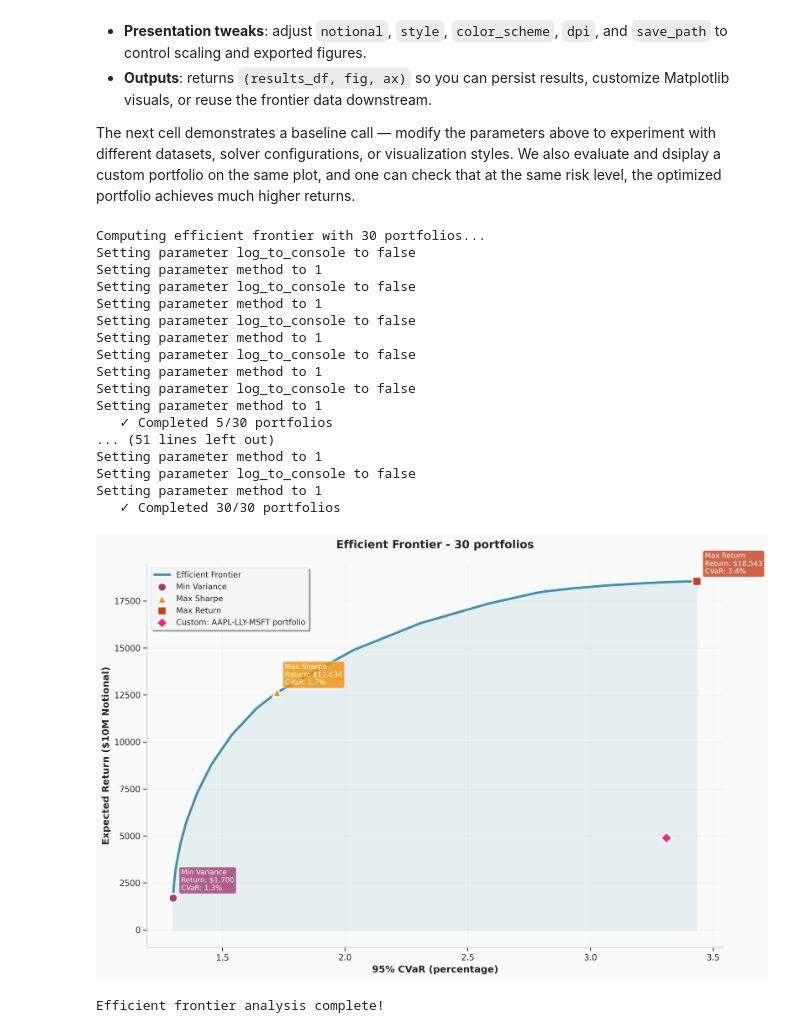
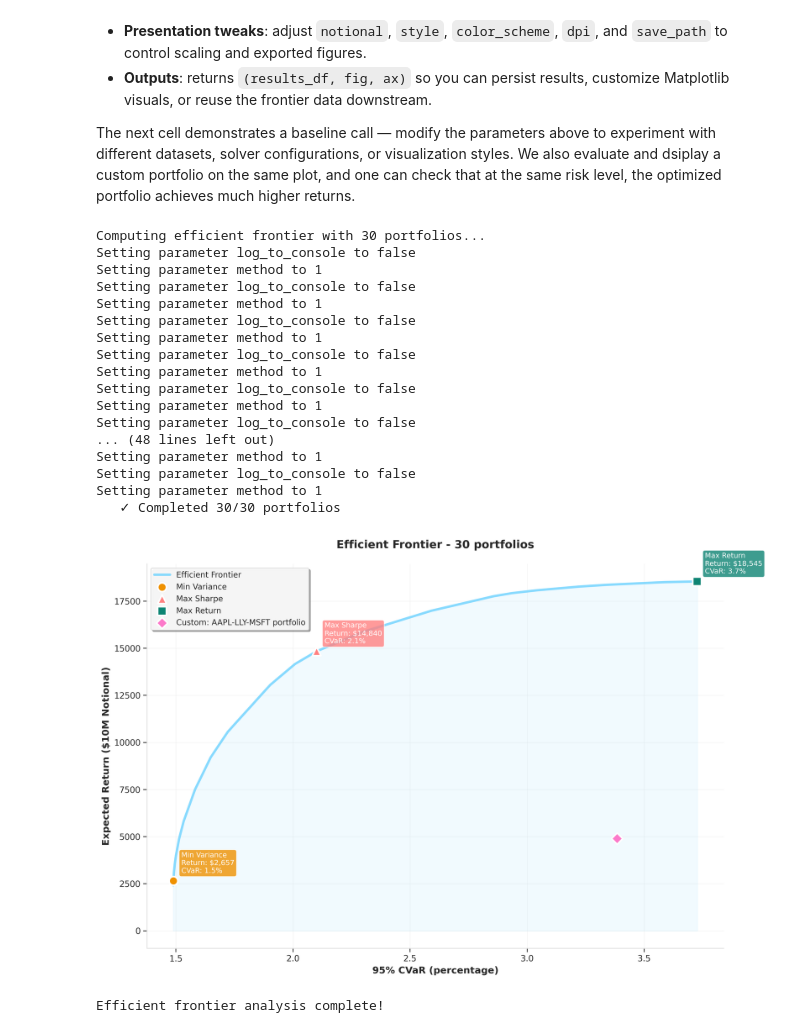
Before and after one commit to NVIDIA-AI-Blueprints/quantitative-portfolio-optimization, a Jupyter notebook: notebooks/efficient_frontier.ipynb, the cells around one changed output. Saved outputs shown, nothing was run; the diff lists cells and outputs as text; code cells hidden in the pictures.

```diff
--- a/notebooks/efficient_frontier.ipynb
+++ b/notebooks/efficient_frontier.ipynb
@@ -21,14 +21,11 @@ ef_cvar_params = CvarParameters(
     cvar_limit=None,                  # Maximum CVaR (unconstrained)
     risk_aversion=1,                  # Base risk aversion (varied to generate the efficient frontier)
     confidence=0.95,                  # CVaR confidence level
-    num_scen=10000,                   # Number of return scenarios
-    fit_type="kde"                    # Return distribution estimation method
 )
 # %%
 # User inputs for efficient frontier example
 ef_dataset_name = "sp500"
-ef_return_type = "LOG"
-ef_data_preprocessing_device = "GPU"
+
 
 # Get date range and file path
 ef_regime = "recent"
@@ -36,14 +33,20 @@ ef_range = ('2022-01-01', '2024-07-01')
 ef_regime_dict = {"name": ef_regime, "range": ef_range}
 ef_dataset_path = f"../data/stock_data/{ef_dataset_name}.csv"
 
+# define the settings for computing returns and scenario generation
+ef_returns_compute_settings = {'return_type': 'LOG', 'freq': 1}
+ef_scenario_generation_settings = {'num_scen': 10000, # Number of return scenarios to simulate
+                                'fit_type': 'kde',
+                                'kde_settings': {'bandwidth': 0.01,
+                                                 'kernel': 'gaussian',
+                                                 'device': 'GPU'
+                                                 },
+                                'verbose': False
+                                }
+
 # Compute returns for the efficient frontier
-ef_returns_dict = cvar_utils.calculate_returns(
-    ef_dataset_path,
-    ef_regime_dict,
-    ef_return_type,
-    ef_cvar_params,
-    device=ef_data_preprocessing_device
-)
+ef_returns_dict = utils.calculate_returns(ef_dataset_path, ef_regime_dict, ef_returns_compute_settings)
+ef_returns_dict = cvar_utils.generate_cvar_data(ef_returns_dict, ef_scenario_generation_settings)
 # %% [markdown]
 # Using `create_efficient_frontier`
 
@@ -79,7 +81,6 @@ ef_risk_aversion_steps = 30           # Number of risk aversion levels for a smo
 # Prepare output directory
 os.makedirs(ef_output_folder, exist_ok=True)
 # %%
-# Simple usage
 from cufolio.cvar_utils import create_efficient_frontier
 
 # Define solver settings
@@ -87,46 +88,42 @@ ef_solver_settings = {"solver": cp.CUOPT, "verbose": False, 'solver_method': 'PD
 
 # Create efficient frontier and generate the plot
 results_df, fig, ax = create_efficient_frontier(
-    ef_dataset_path,
-    ef_regime_dict,
-    "LOG",
+    ef_returns_dict,
     ef_cvar_params,
     ef_solver_settings,
     custom_portfolios_dict = ef_custom_portfolios_dict,
-    style = "publication", #"publication", "presentation", "minimal"
-    color_scheme = "modern", #"modern", "classic", "vibrant"
     ra_num = ef_risk_aversion_steps,
     min_risk_aversion = ef_min_risk_aversion_exp,
     max_risk_aversion = ef_max_risk_aversion_exp,
     save_path = None,
     show_discretized_portfolios = False, #optional to turn on, but very time consuming
     #discretization_params={
     #    "weight_discretization": 50,
     #    "min_weight": ef_cvar_params.w_min,
     #    "max_weight": ef_cvar_params.w_max
     #},
     print_portfolio_results = False,
     show_plot = True
 )
 # %% [output]
 Computing efficient frontier with 30 portfolios...
 Setting parameter log_to_console to false
 Setting parameter method to 1
 Setting parameter log_to_console to false
 Setting parameter method to 1
 Setting parameter log_to_console to false
 Setting parameter method to 1
 Setting parameter log_to_console to false
 Setting parameter method to 1
 Setting parameter log_to_console to false
 Setting parameter method to 1
-   ✓ Completed 5/30 portfolios
-... (51 lines left out)
+Setting parameter log_to_console to false
+... (48 lines left out)
 Setting parameter method to 1
 Setting parameter log_to_console to false
 Setting parameter method to 1
    ✓ Completed 30/30 portfolios
-[figure, old version]
+[figure, new version]
 Efficient frontier analysis complete!
 # %%
 # Display results
```
Also changed, not shown: parts of 3 cells of this notebook, 9 other files.
